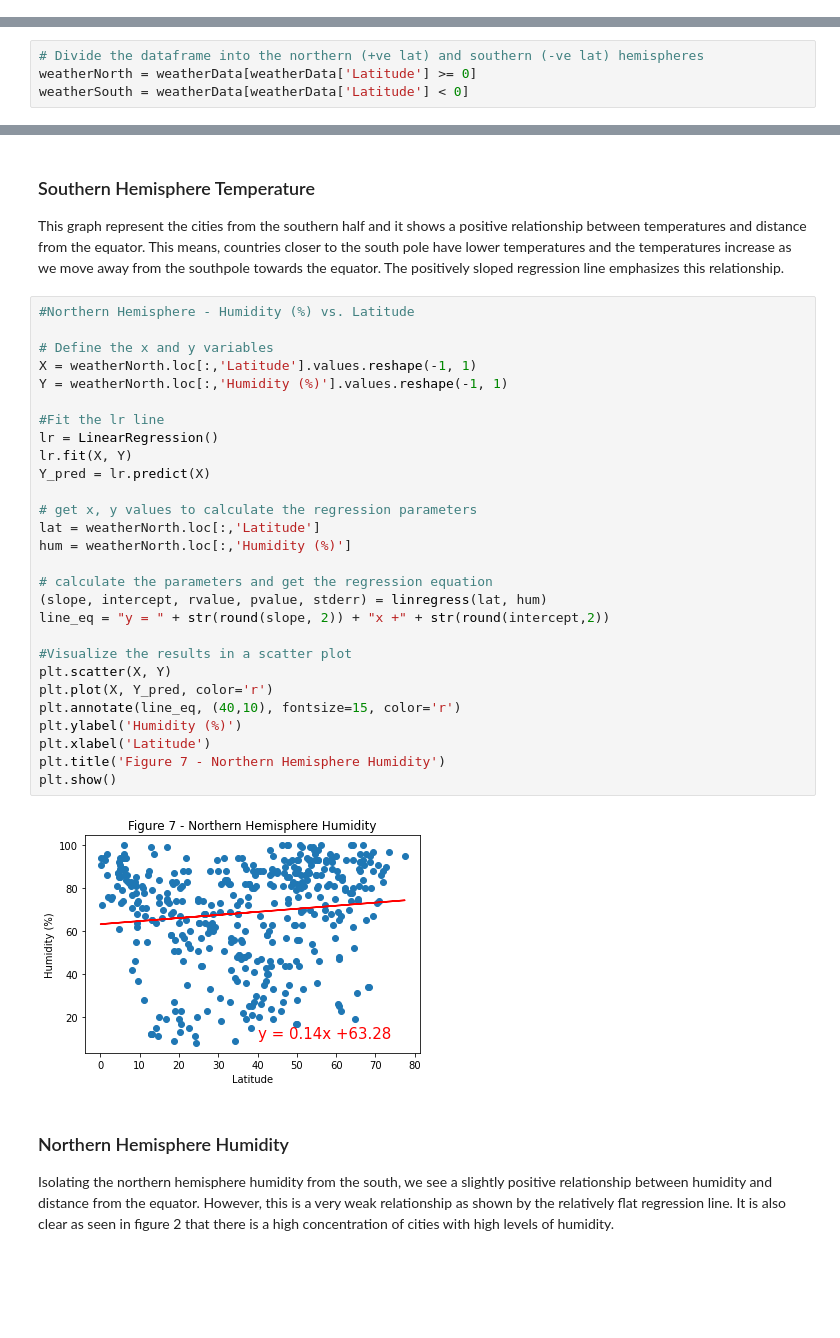
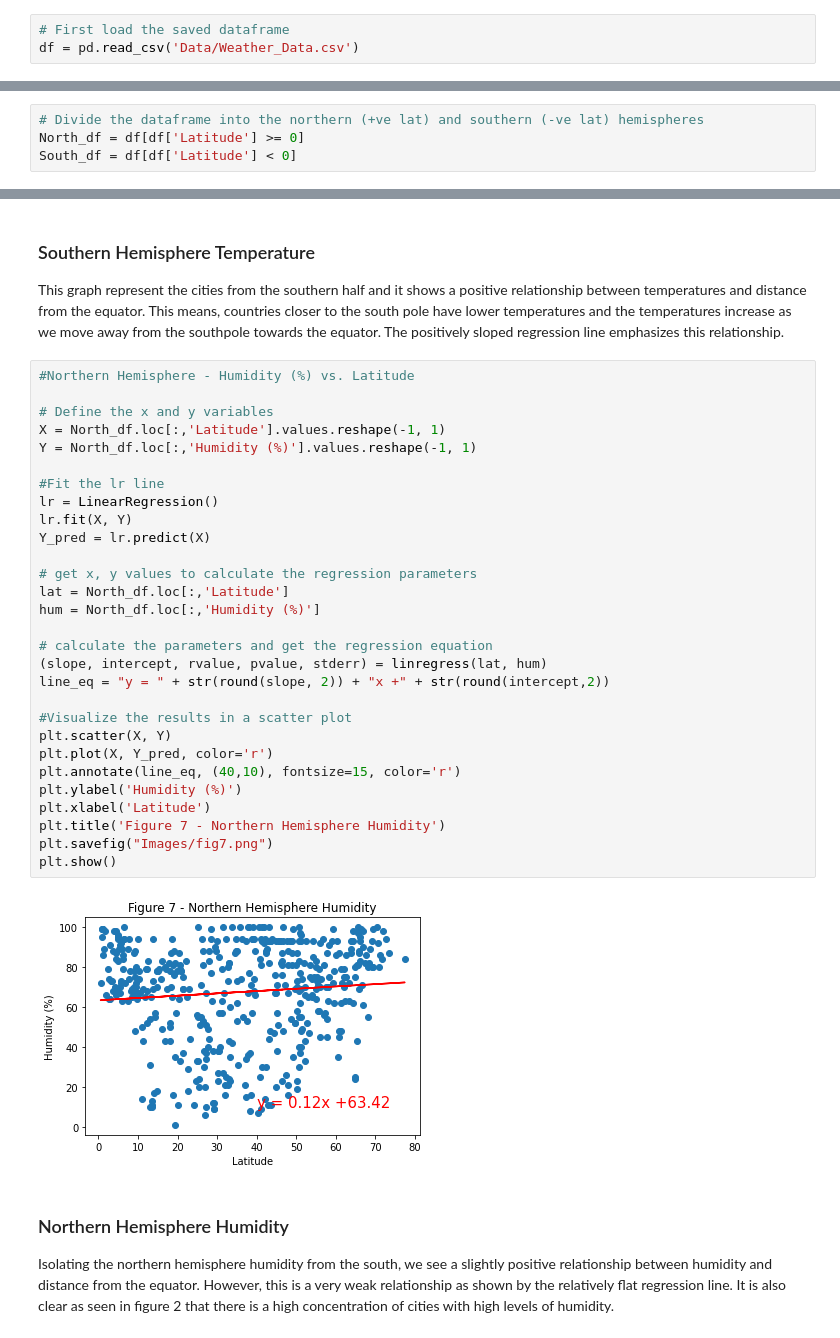
Before and after one commit to yukamara/python-api-challenge, a Jupyter notebook: WeatherPy/WeatherPy.ipynb, the cells around one changed output, grey strips where cells are left out. Saved outputs shown, nothing was run; the diff lists cells and outputs as text; blank space fills up the shorter version.

```diff
--- a/WeatherPy/WeatherPy.ipynb
+++ b/WeatherPy/WeatherPy.ipynb
@@ -270,5 +262,8 @@ dtype: int64
 weatherData.to_csv("Data/Weather_Data.csv")
 # %% [markdown]
 ## Scatter Plots
+# %%
+# First load the saved dataframe
+df = pd.read_csv('Data/Weather_Data.csv')
 # %%
 # 1. Temperature (F) Vs Latitude
@@ -317,7 +312,7 @@ One thing that is clear from the plot is that more cities are clustered between
 # %%
 # Divide the dataframe into the northern (+ve lat) and southern (-ve lat) hemispheres
-weatherNorth = weatherData[weatherData['Latitude'] >= 0]
-weatherSouth = weatherData[weatherData['Latitude'] < 0]
+North_df = df[df['Latitude'] >= 0]
+South_df = df[df['Latitude'] < 0]
 # %%
 #Northern Hemisphere - Temperature (F) vs. Latitude
 
@@ -387,33 +384,34 @@ This graph represent the cities from the southern half and it shows a positive r
 # %%
 #Northern Hemisphere - Humidity (%) vs. Latitude
 
 # Define the x and y variables
-X = weatherNorth.loc[:,'Latitude'].values.reshape(-1, 1)
-Y = weatherNorth.loc[:,'Humidity (%)'].values.reshape(-1, 1)
+X = North_df.loc[:,'Latitude'].values.reshape(-1, 1)
+Y = North_df.loc[:,'Humidity (%)'].values.reshape(-1, 1)
 
 #Fit the lr line
 lr = LinearRegression()
 lr.fit(X, Y)
 Y_pred = lr.predict(X)
 
 # get x, y values to calculate the regression parameters
-lat = weatherNorth.loc[:,'Latitude']
-hum = weatherNorth.loc[:,'Humidity (%)']
+lat = North_df.loc[:,'Latitude']
+hum = North_df.loc[:,'Humidity (%)']
 
 # calculate the parameters and get the regression equation
 (slope, intercept, rvalue, pvalue, stderr) = linregress(lat, hum)
 line_eq = "y = " + str(round(slope, 2)) + "x +" + str(round(intercept,2))
 
 #Visualize the results in a scatter plot
 plt.scatter(X, Y)
 plt.plot(X, Y_pred, color='r')
 plt.annotate(line_eq, (40,10), fontsize=15, color='r')
 plt.ylabel('Humidity (%)')
 plt.xlabel('Latitude')
 plt.title('Figure 7 - Northern Hemisphere Humidity')
+plt.savefig("Images/fig7.png")
 plt.show()
 # %% [output]
-[figure, old version]
+[figure, new version]
 # %% [markdown]
 ### Northern Hemisphere Humidity
 Isolating the northern hemisphere humidity from the south, we see a slightly positive relationship between humidity and distance from the equator. However, this is a very weak relationship as shown by the relatively flat regression line. It is also clear as seen in figure 2 that there is a high concentration of cities with high levels of humidity.
```
Also changed, not shown: parts of 30 cells of this notebook, 1 other file.
